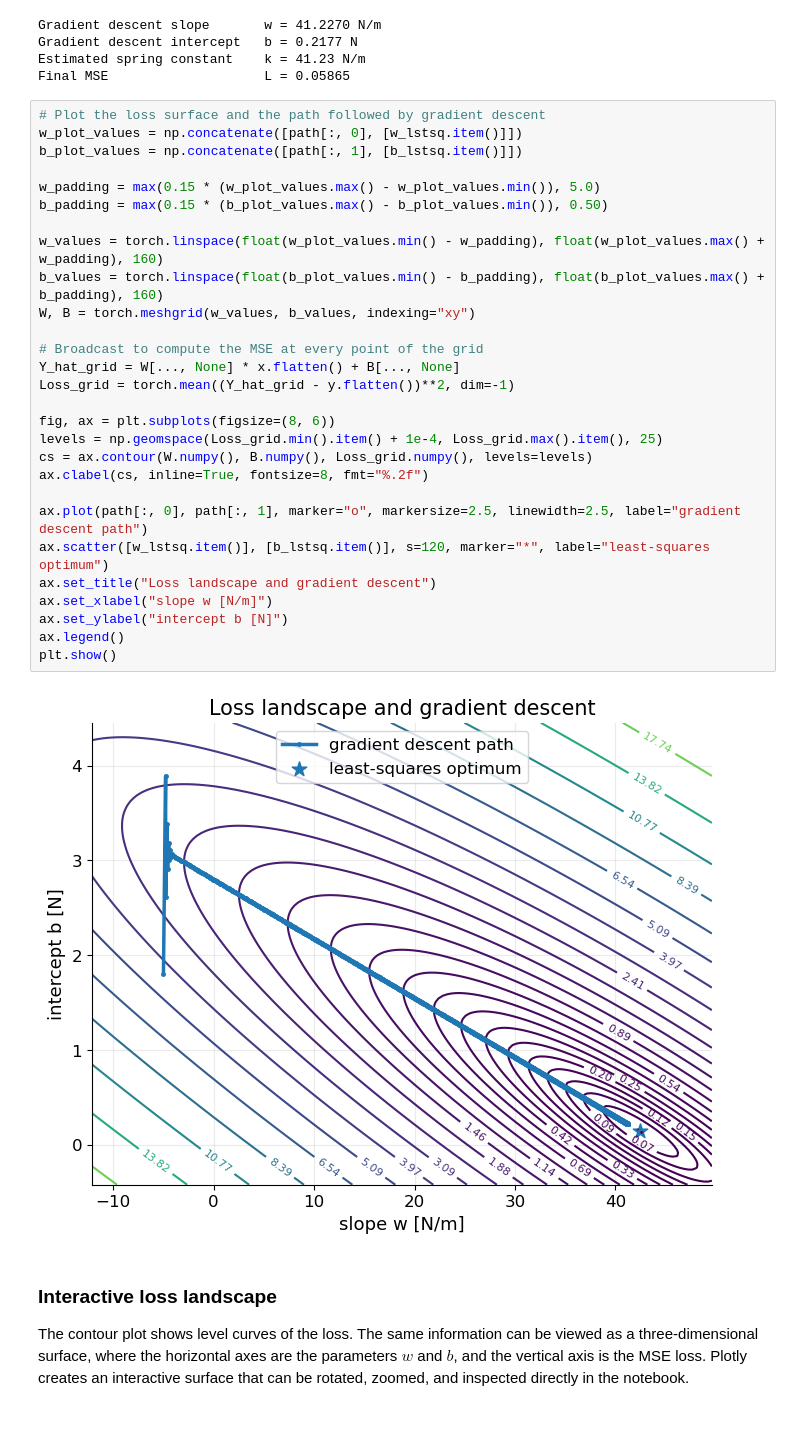
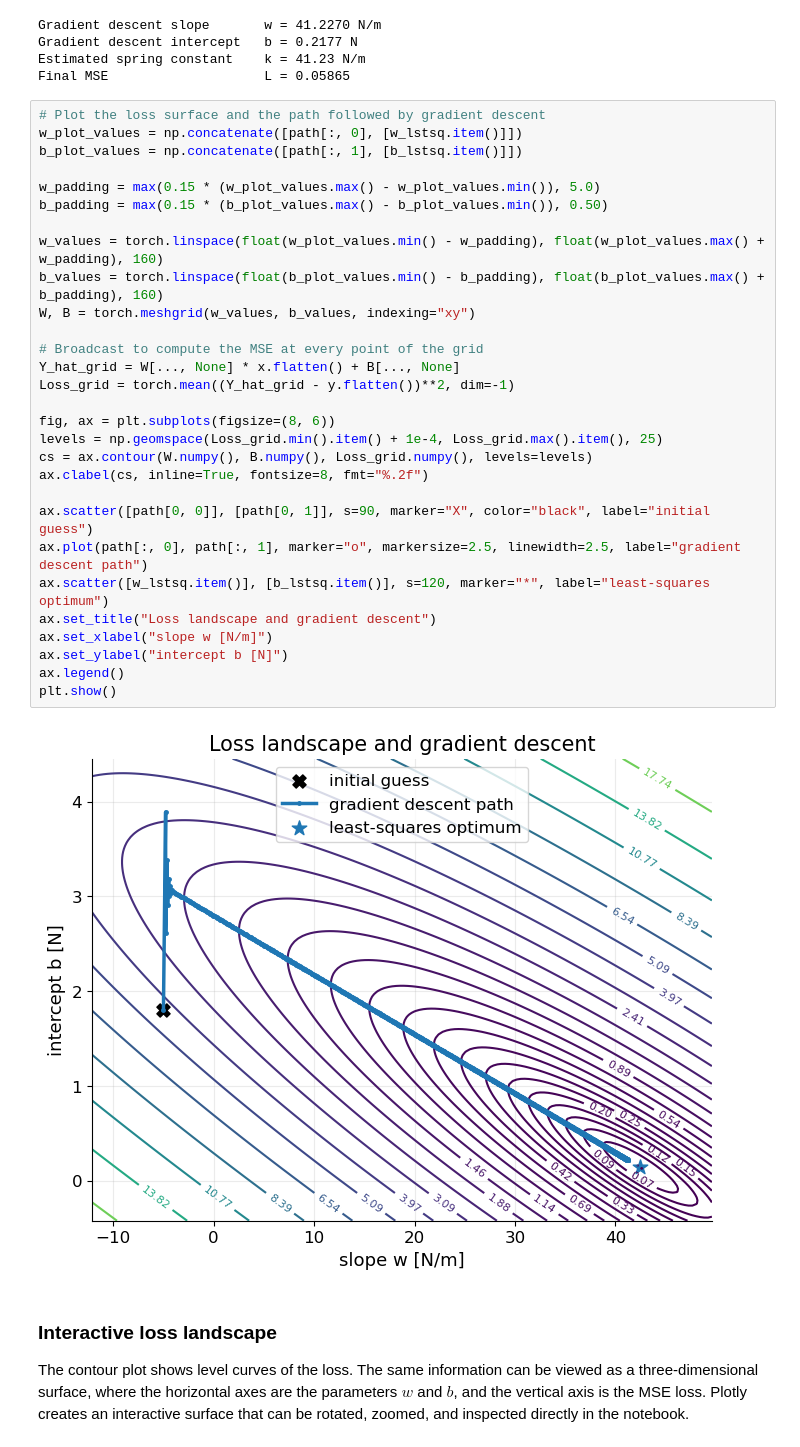
Before and after one commit to niksterg/MLpytorch, a Jupyter notebook: 01_linear_regression_pytorch.ipynb, the cells around one changed output. Cells and saved outputs as stored; diff of their text form.

```diff
--- a/01_linear_regression_pytorch.ipynb
+++ b/01_linear_regression_pytorch.ipynb
@@ -490,33 +490,34 @@ Final MSE                    L = 0.05865
 # %%
 # Plot the loss surface and the path followed by gradient descent
 w_plot_values = np.concatenate([path[:, 0], [w_lstsq.item()]])
 b_plot_values = np.concatenate([path[:, 1], [b_lstsq.item()]])
 
 w_padding = max(0.15 * (w_plot_values.max() - w_plot_values.min()), 5.0)
 b_padding = max(0.15 * (b_plot_values.max() - b_plot_values.min()), 0.50)
 
 w_values = torch.linspace(float(w_plot_values.min() - w_padding), float(w_plot_values.max() + w_padding), 160)
 b_values = torch.linspace(float(b_plot_values.min() - b_padding), float(b_plot_values.max() + b_padding), 160)
 W, B = torch.meshgrid(w_values, b_values, indexing="xy")
 
 # Broadcast to compute the MSE at every point of the grid
 Y_hat_grid = W[..., None] * x.flatten() + B[..., None]
 Loss_grid = torch.mean((Y_hat_grid - y.flatten())**2, dim=-1)
 
 fig, ax = plt.subplots(figsize=(8, 6))
 levels = np.geomspace(Loss_grid.min().item() + 1e-4, Loss_grid.max().item(), 25)
 cs = ax.contour(W.numpy(), B.numpy(), Loss_grid.numpy(), levels=levels)
 ax.clabel(cs, inline=True, fontsize=8, fmt="%.2f")
 
+ax.scatter([path[0, 0]], [path[0, 1]], s=90, marker="X", color="black", label="initial guess")
 ax.plot(path[:, 0], path[:, 1], marker="o", markersize=2.5, linewidth=2.5, label="gradient descent path")
 ax.scatter([w_lstsq.item()], [b_lstsq.item()], s=120, marker="*", label="least-squares optimum")
 ax.set_title("Loss landscape and gradient descent")
 ax.set_xlabel("slope w [N/m]")
 ax.set_ylabel("intercept b [N]")
 ax.legend()
 plt.show()
 # %% [output]
-[figure, old version]
+[figure, new version]
 # %% [markdown]
 ### Interactive loss landscape
 
```
Also changed, not shown: parts of 19 cells of this notebook.
